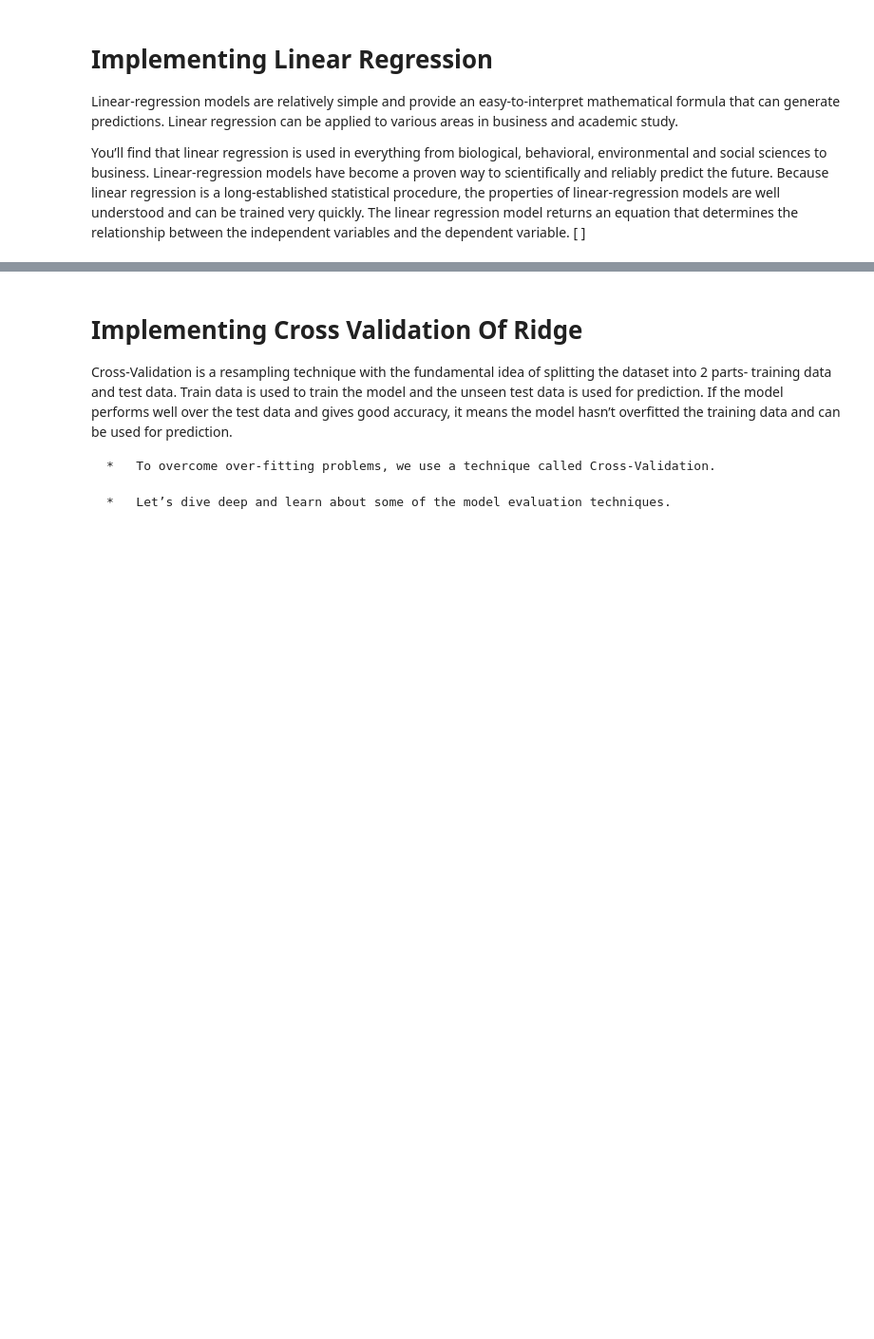
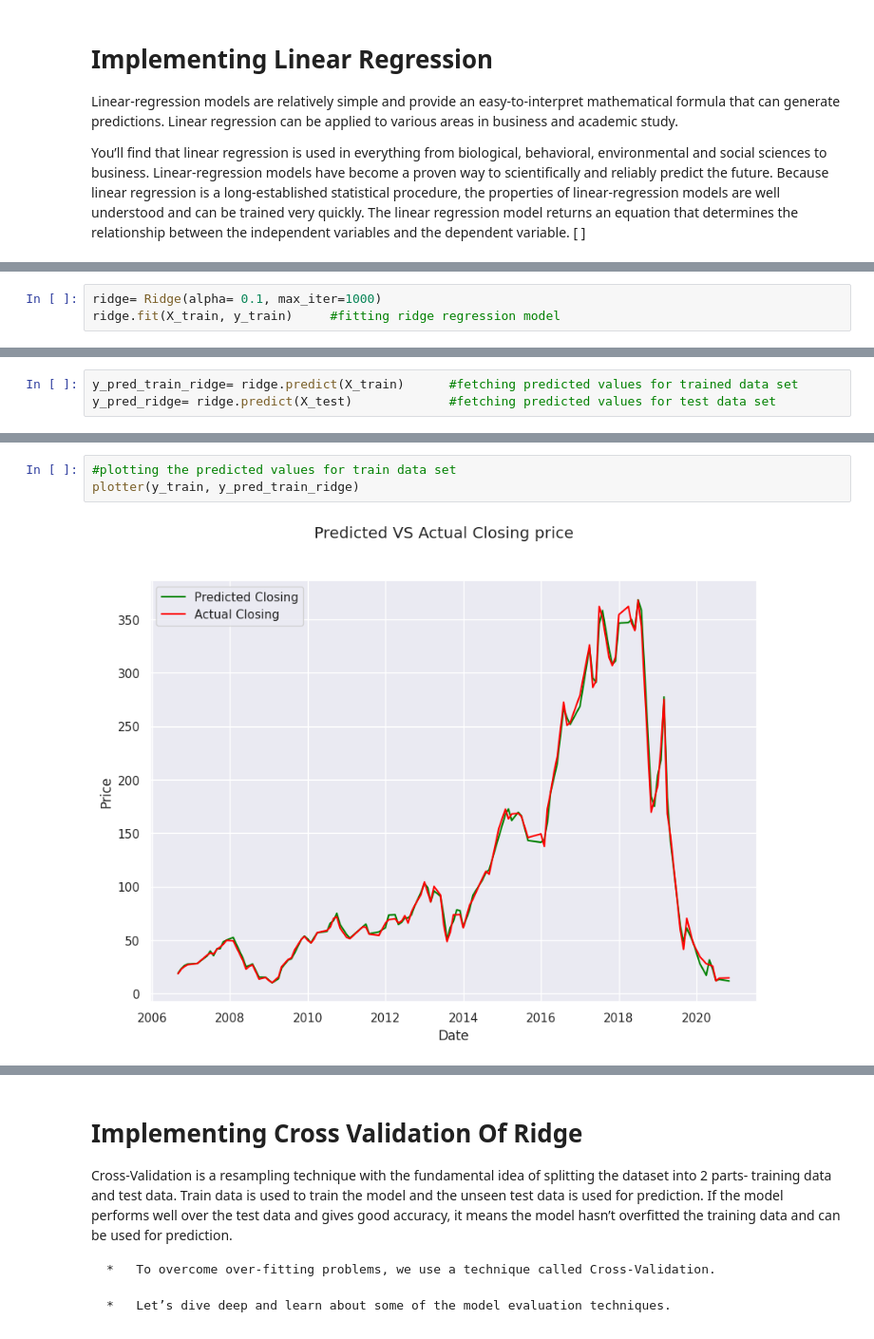
Before and after one commit to DrBharathiTC/Yesbankstockpriceprediction, a Jupyter notebook: Yes_Bank_Stock_Closing_Price_Prediction.ipynb, the cells around one changed output, grey strips where cells are left out. Shown at 95% size. Cells and saved outputs as stored; diff of their text form; blank space fills up the shorter version.

```diff
--- a/Yes_Bank_Stock_Closing_Price_Prediction.ipynb
+++ b/Yes_Bank_Stock_Closing_Price_Prediction.ipynb
@@ -755,0 +630,3 @@ plt.grid(True)
+# %%
+ridge= Ridge(alpha= 0.1, max_iter=1000)
+ridge.fit(X_train, y_train)     #fitting ridge regression model
@@ -755,0 +643,3 @@ plt.grid(True)
+# %%
+y_pred_train_ridge= ridge.predict(X_train)      #fetching predicted values for trained data set
+y_pred_ridge= ridge.predict(X_test)             #fetching predicted values for test data set
@@ -755,0 +663,5 @@ plt.grid(True)
+# %%
+#plotting the predicted values for train data set
+plotter(y_train, y_pred_train_ridge)
+# %% [output]
+[figure, added]
```
Also changed, not shown: parts of 105 cells of this notebook.
